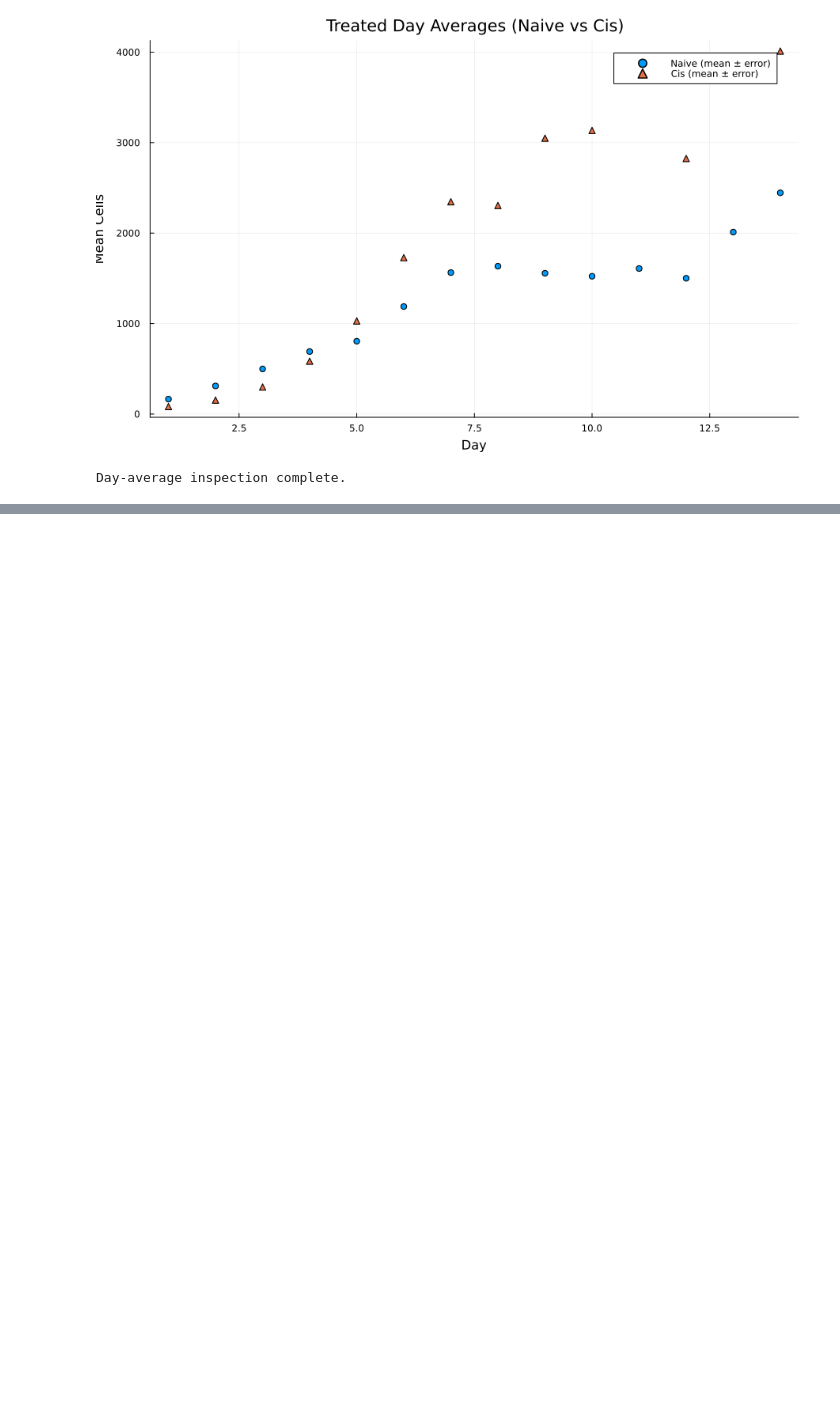
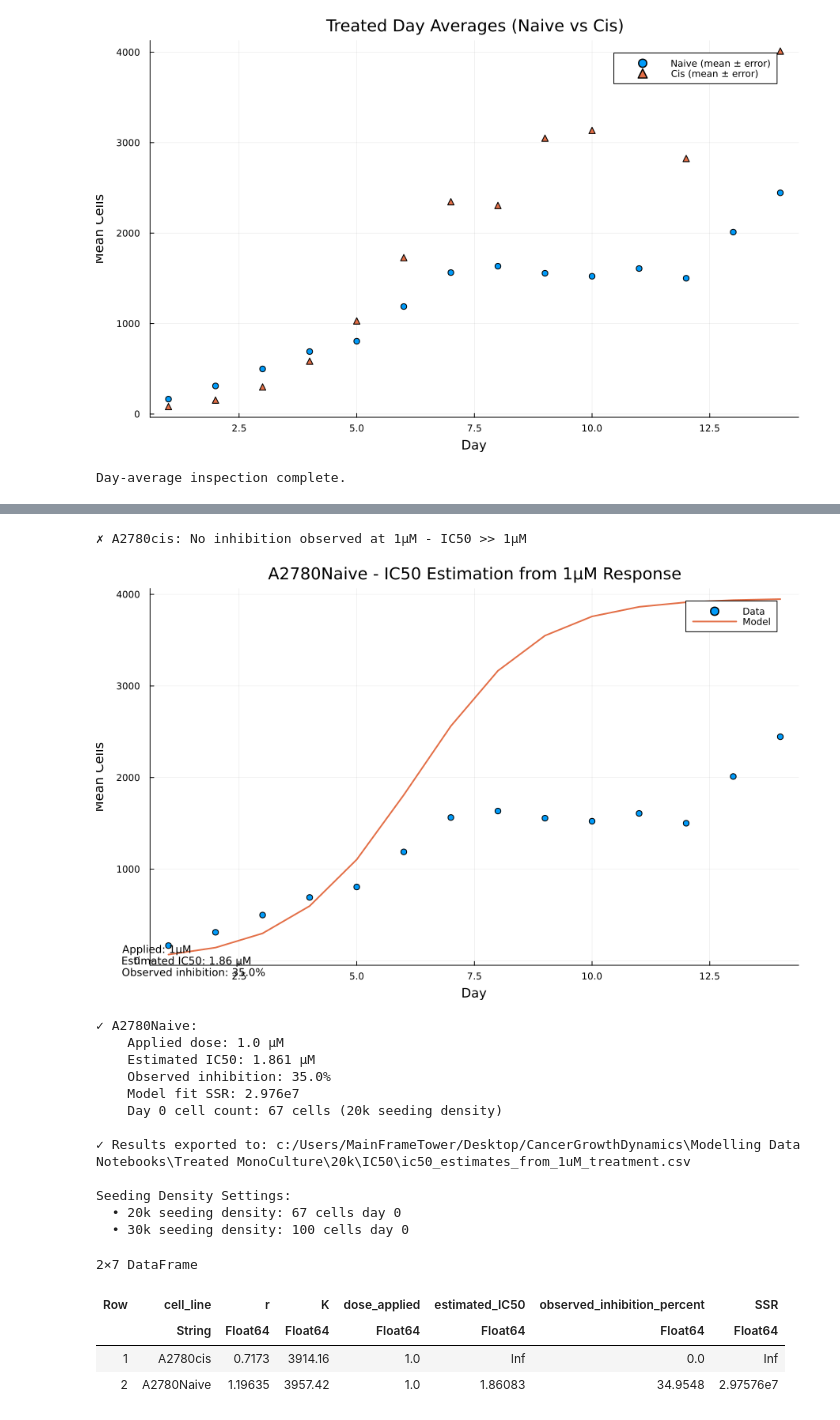
Before and after one commit to kadinelbak/CancerGrowthDynamics, a Jupyter notebook: Modelling Data Notebooks/Treated MonoCulture/Treated MonoCulture Math Modelling - 20k IC50.ipynb, the cells around one changed output, grey strips where cells are left out. Cells and saved outputs as stored; diff of their text form; code cells hidden in the pictures; blank space fills up the shorter version.

Commit message:
Otw to fixing treated with proper ic50

```diff
--- a/Modelling Data Notebooks/Treated MonoCulture/Treated MonoCulture Math Modelling - 20k IC50.ipynb
+++ b/Modelling Data Notebooks/Treated MonoCulture/Treated MonoCulture Math Modelling - 20k IC50.ipynb
@@ -503,0 +568,67 @@ IC50 estimation function ready (dose = 1µM fixed, n = 1.0 assumed)
+# %%
+# Plot results and export
+for (k,f) in fits
+    if f !== nothing && f.sol !== nothing
+        plt = scatter(f.x, f.y; label="Data", xlabel="Day", ylabel="Mean Cells",
+                     title="$(k) - IC50 Estimation from 1µM Response")
+        plot!(plt, f.sol.t, getindex.(f.sol.u,1); label="Model", lw=2)
+
+        # Add parameter info to plot
+        ic50_val = isfinite(f.IC50) ? "$(round(f.IC50, digits=2)) µM" : ">> 1µM"
+        obs_inh = round(f.inhibition_observed * 100, digits=1)
+
+        annotate!(plt, 0.02, 0.98,
+                 text("Applied: 1µM\nEstimated IC50: $ic50_val\nObserved inhibition: $obs_inh%", 9, :left),
+                 :relative)
+
+        savefig(plt, joinpath(OUT_DIR, "$(String(k))_ic50_estimate_1uM.png"))
+        display(plt)
+
+        println("✓ $(k):")
+        println("    Applied dose: $(f.dose) µM")
+        ic50_str = isfinite(f.IC50) ? string(round(f.IC50, digits=3)) : ">> 1"
+        println("    Estimated IC50: $ic50_str µM")
+        println("    Observed inhibition: $(round(f.inhibition_observed * 100, digits=1))%")
+        println("    Model fit SSR: $(round(f.ssr, sigdigits=4))")
+        println("    Day 0 cell count: 67 cells (20k seeding density)")
+    else
+        println("✗ $(k): No inhibition observed at 1µM - IC50 >> 1µM")
+    end
+end
+
+# Export results table
+out_csv = joinpath(OUT_DIR, "ic50_estimates_from_1uM_treatment.csv")
+rows = DataFrame(cell_line=String[], r=Float64[], K=Float64[], dose_applied=Float64[],
+                estimated_IC50=Float64[], observed_inhibition_percent=Float64[], SSR=Float64[])
+for (name,f) in fits
+    if f !== nothing
+        push!(rows, (; cell_line=String(name), r=f.r, K=f.K, dose_applied=f.dose,
+                      estimated_IC50=f.IC50, observed_inhibition_percent=f.inhibition_observed*100, SSR=f.ssr))
+    end
+end
+CSV.write(out_csv, rows)
+println("\n✓ Results exported to: " * out_csv)
+println("\nSeeding Density Settings:")
+println("  • 20k seeding density: 67 cells day 0")
+println("  • 30k seeding density: 100 cells day 0")
+rows
+# %% [output]
+✗ A2780cis: No inhibition observed at 1µM - IC50 >> 1µM
+[figure, added]
+✓ A2780Naive:
+    Applied dose: 1.0 µM
+    Estimated IC50: 1.861 µM
+    Observed inhibition: 35.0%
+    Model fit SSR: 2.976e7
+    Day 0 cell count: 67 cells (20k seeding density)
+
+✓ Results exported to: c:/Users/MainFrameTower/Desktop/CancerGrowthDynamics\Modelling Data Notebooks\Treated MonoCulture\20k\IC50\ic50_estimates_from_1uM_treatment.csv
+
+Seeding Density Settings:
+  • 20k seeding density: 67 cells day 0
+  • 30k seeding density: 100 cells day 0
+2×7 DataFrame
+| Row | cell_line | r | K | dose_applied | estimated_IC50 | observed_inhibition_percent | SSR |
+|  | String | Float64 | Float64 | Float64 | Float64 | Float64 | Float64 |
+| 1 | A2780cis | 0.7173 | 3914.16 | 1.0 | Inf | 0.0 | Inf |
+| 2 | A2780Naive | 1.19635 | 3957.42 | 1.0 | 1.86083 | 34.9548 | 2.97576e7 |
```
Also changed, not shown: parts of 6 cells of this notebook, 11 other files.
